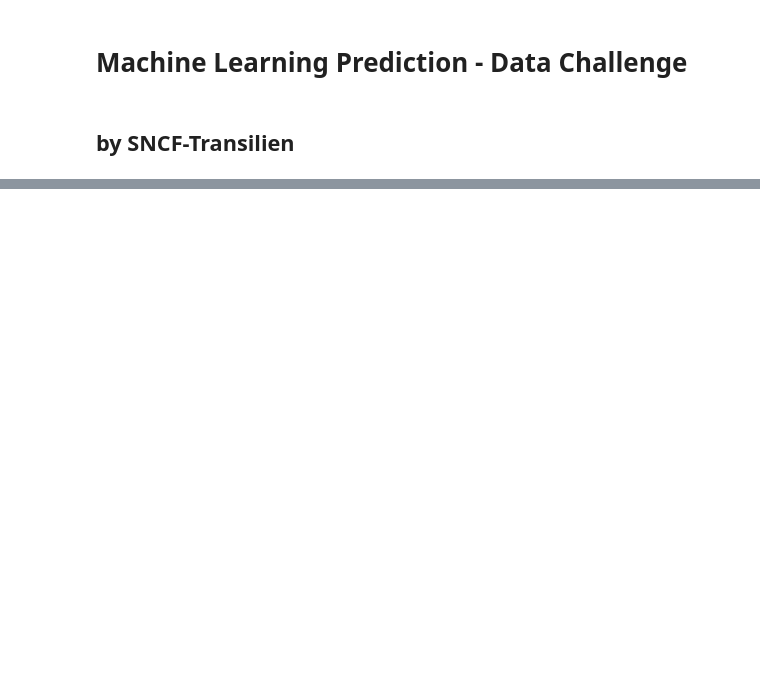
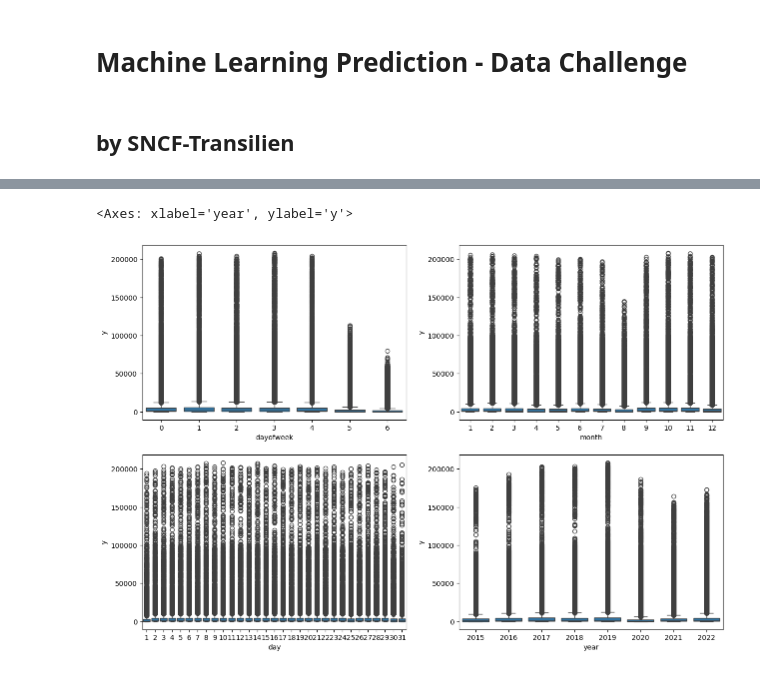
Before and after one commit to ML-SNCF-Transilien/Prediction_SNCF, a Jupyter notebook: ml_pred.ipynb, the cells around one changed output, grey strips where cells are left out. Cells and saved outputs as stored; diff of their text form; code cells hidden in the pictures; blank space fills up the shorter version.

```diff
--- a/ml_pred.ipynb
+++ b/ml_pred.ipynb
@@ -27,0 +57,20 @@ x
+# %%
+def create_features(df):
+    ''' Create features from date '''
+    df['day'] = df['date'].dt.day
+    df['month'] = df['date'].dt.month
+    df['year'] = df['date'].dt.year
+    df['dayofweek'] = df['date'].dt.dayofweek
+    return df
+# %%
+X_train = create_features(X_train)
+X_test = create_features(X_test)
+# %%
+fig, ax = plt.subplots(2, 2, figsize=(15, 10))
+sns.boxplot(x=X_train.dayofweek, y=y_train.y, ax=ax[0, 0])
+sns.boxplot(x=X_train.month, y=y_train.y, ax=ax[0, 1])
+sns.boxplot(x=X_train.day, y=y_train.y, ax=ax[1, 0])
+sns.boxplot(x=X_train.year, y=y_train.y, ax=ax[1, 1])
+# %% [output]
+<Axes: xlabel='year', ylabel='y'>
+[figure, added]
```
Also changed, not shown: parts of 17 cells of this notebook, 1 other file.
